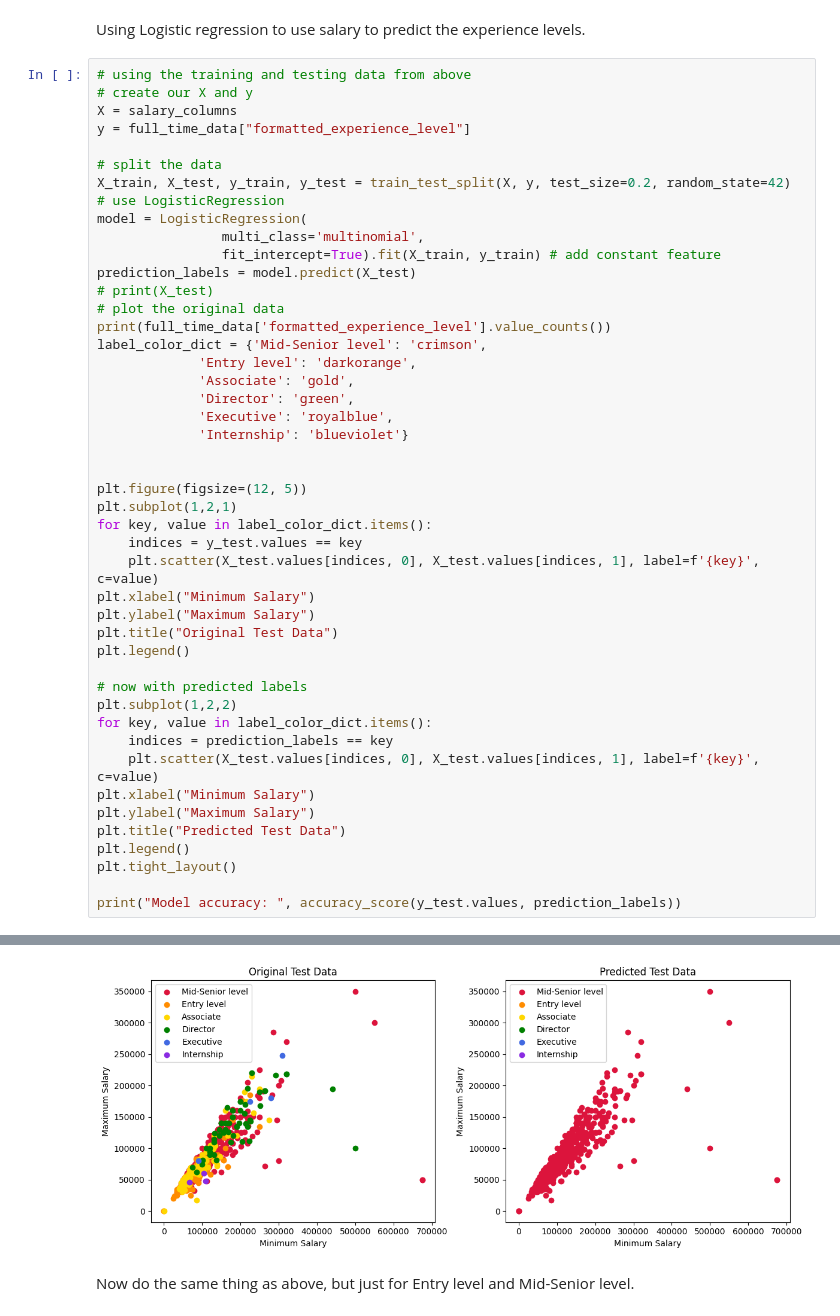
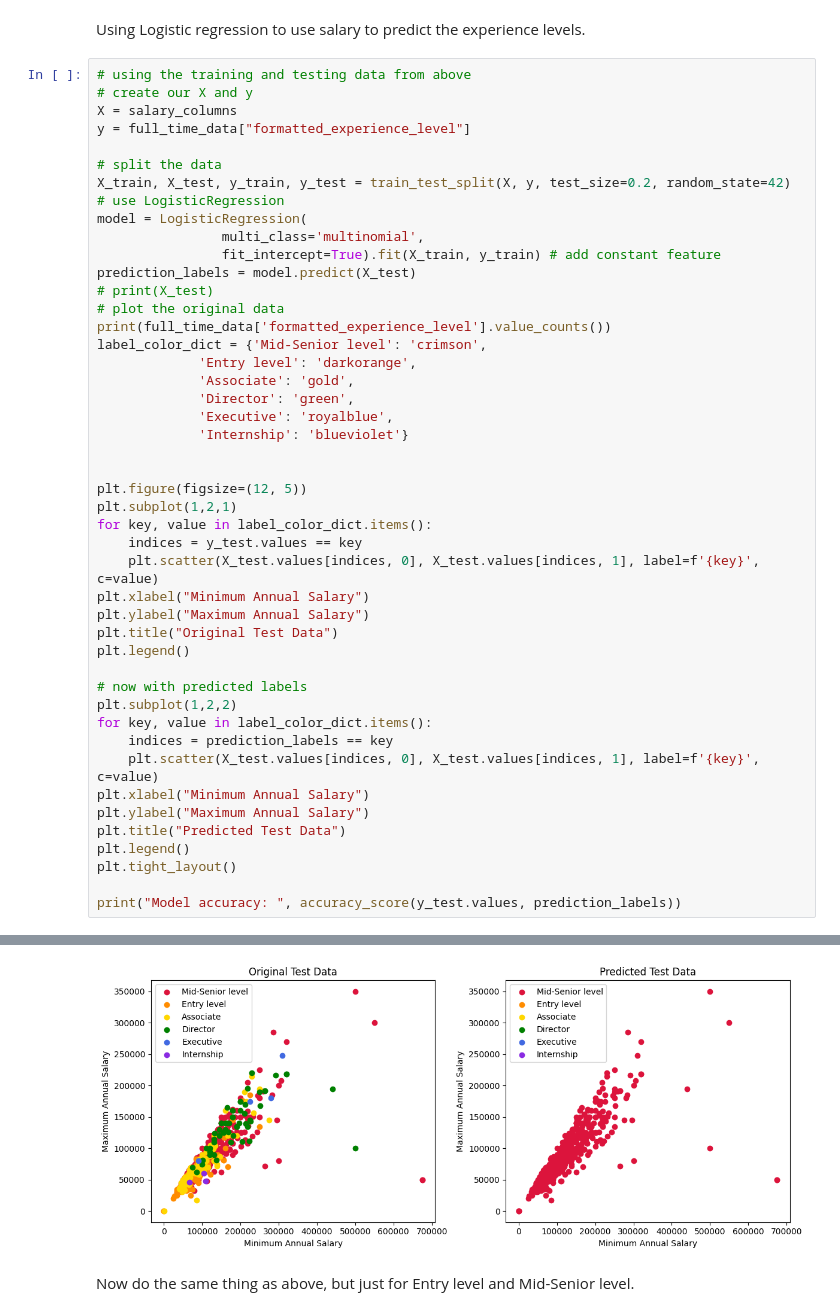
Before and after one commit to sarahwinters64/portfolio_projects, a Jupyter notebook: Vol3 Final Draft.ipynb, the cells around one changed output, grey strips where cells are left out. Cells and saved outputs as stored; diff of their text form.

```diff
--- a/Vol3 Final Draft.ipynb
+++ b/Vol3 Final Draft.ipynb
@@ -244,38 +226,38 @@ label_color_dict = {'Mid-Senior level': 'crimson',
 
 
 plt.figure(figsize=(12, 5))
 plt.subplot(1,2,1)
 for key, value in label_color_dict.items():
     indices = y_test.values == key
     plt.scatter(X_test.values[indices, 0], X_test.values[indices, 1], label=f'{key}', c=value)
-plt.xlabel("Minimum Salary")
-plt.ylabel("Maximum Salary")
+plt.xlabel("Minimum Annual Salary")
+plt.ylabel("Maximum Annual Salary")
 plt.title("Original Test Data")
 plt.legend()
 
 # now with predicted labels
 plt.subplot(1,2,2)
 for key, value in label_color_dict.items():
     indices = prediction_labels == key
     plt.scatter(X_test.values[indices, 0], X_test.values[indices, 1], label=f'{key}', c=value)
-plt.xlabel("Minimum Salary")
-plt.ylabel("Maximum Salary")
+plt.xlabel("Minimum Annual Salary")
+plt.ylabel("Maximum Annual Salary")
 plt.title("Predicted Test Data")
 plt.legend()
 plt.tight_layout()
 
 print("Model accuracy: ", accuracy_score(y_test.values, prediction_labels))
 # %% [output]
 formatted_experience_level
 Mid-Senior level    1642
 Entry level          872
 Associate            442
 Director             216
 Executive             46
 Internship            17
 Name: count, dtype: int64
 Model accuracy:  0.4884080370942813
-[figure, old version]
+[figure, new version]
 # %% [markdown]
 Now do the same thing as above, but just for Entry level and Mid-Senior level.
 # %%
```
Also changed, not shown: parts of 5 cells of this notebook.
